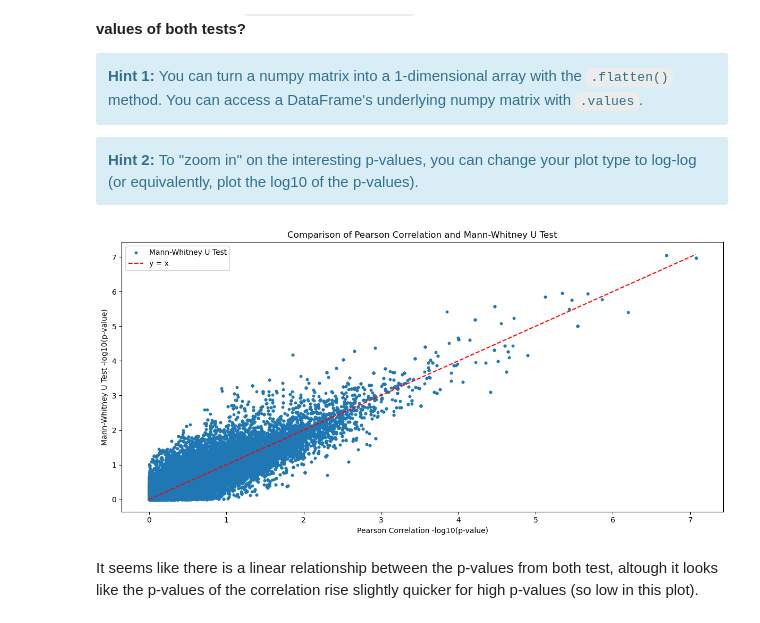
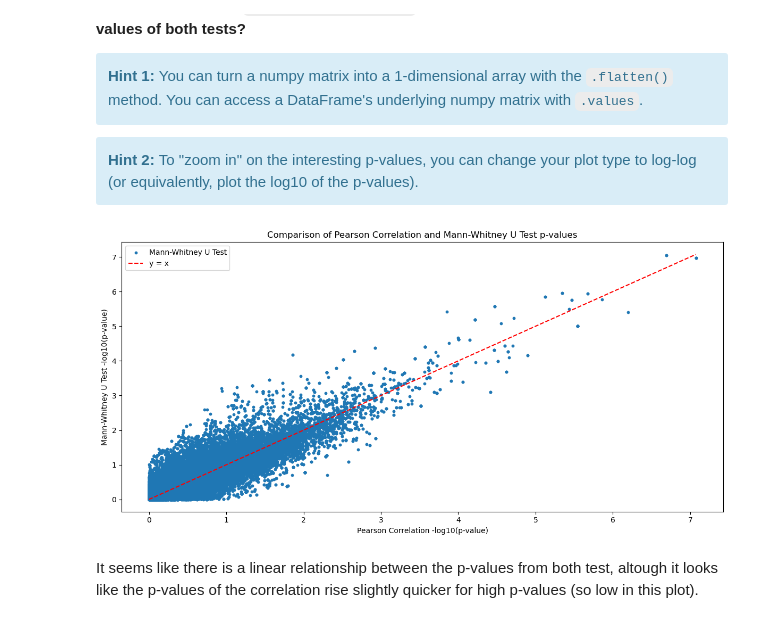
Before and after one commit to PeterBrederlow/PracticalIntegrativeBioinformatics, a Jupyter notebook: Day4-GWAS_Quantitative.ipynb, the cells around one changed output. Drawn from its saved outputs; the diff is of its cells as text; code cells hidden in the pictures.

```diff
--- a/Day4-GWAS_Quantitative.ipynb
+++ b/Day4-GWAS_Quantitative.ipynb
@@ -396,21 +400,21 @@ To make use of this data, create a `-log10` scatter-plot comparing all of its va
 # %%
 # YOUR CODE HERE
 x = -np.log10(all_pheno_vs_all_geno.to_numpy().flatten())
 y = -np.log10(all_pheno_vs_all_geno_mwu.to_numpy().flatten())
 min_val = min(x.min(), y.min())
 max_val = max(x.max(), y.max())
 
 plt.figure(figsize=(12, 6))
 plt.scatter(-np.log10(all_pheno_vs_all_geno.to_numpy().flatten()), -np.log10(all_pheno_vs_all_geno_mwu.to_numpy().flatten()), s=10, label='Mann-Whitney U Test')
 plt.plot([min_val, max_val], [min_val, max_val], linestyle='--', label='y = x', color='red')
 plt.xlabel('Pearson Correlation -log10(p-value)')
 plt.ylabel('Mann-Whitney U Test -log10(p-value)')
-plt.title('Comparison of Pearson Correlation and Mann-Whitney U Test')
+plt.title('Comparison of Pearson Correlation and Mann-Whitney U Test p-values')
 plt.legend()
 plt.tight_layout()
 plt.show()
 # %% [output]
-[figure, old version]
+[figure, new version]
 # %% [markdown]
 It seems like there is a linear relationship between the p-values from both test, altough it looks like the p-values of the correlation rise slightly quicker for high p-values (so low in this plot).
 # %% [markdown]
```
Also changed, not shown: parts of 6 cells of this notebook, 2 other files.
